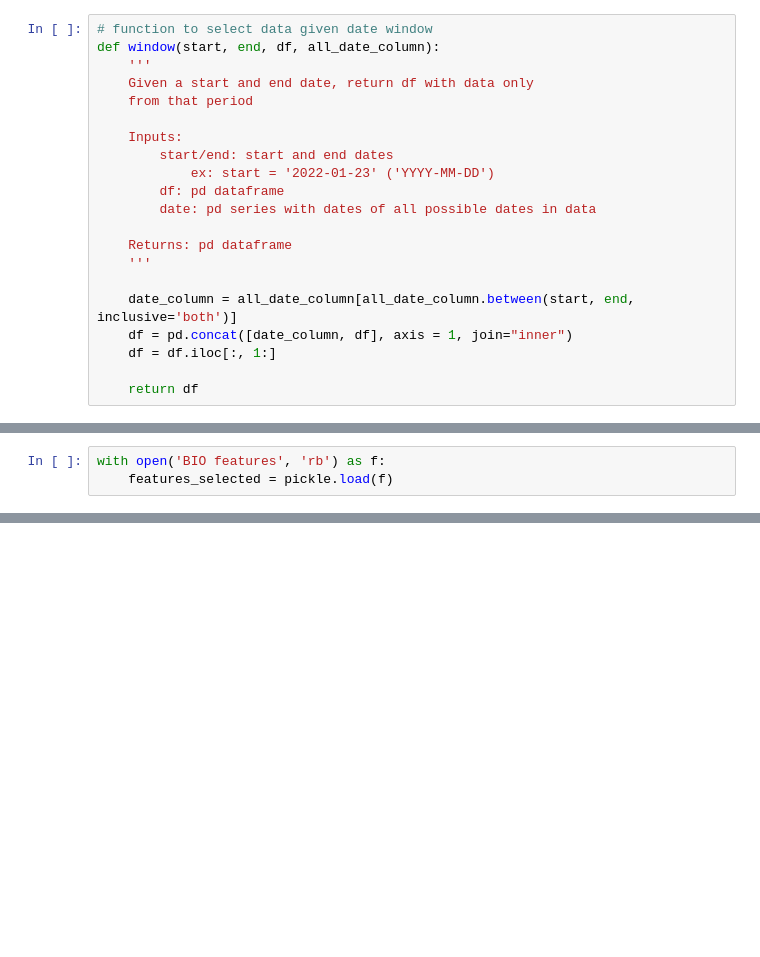
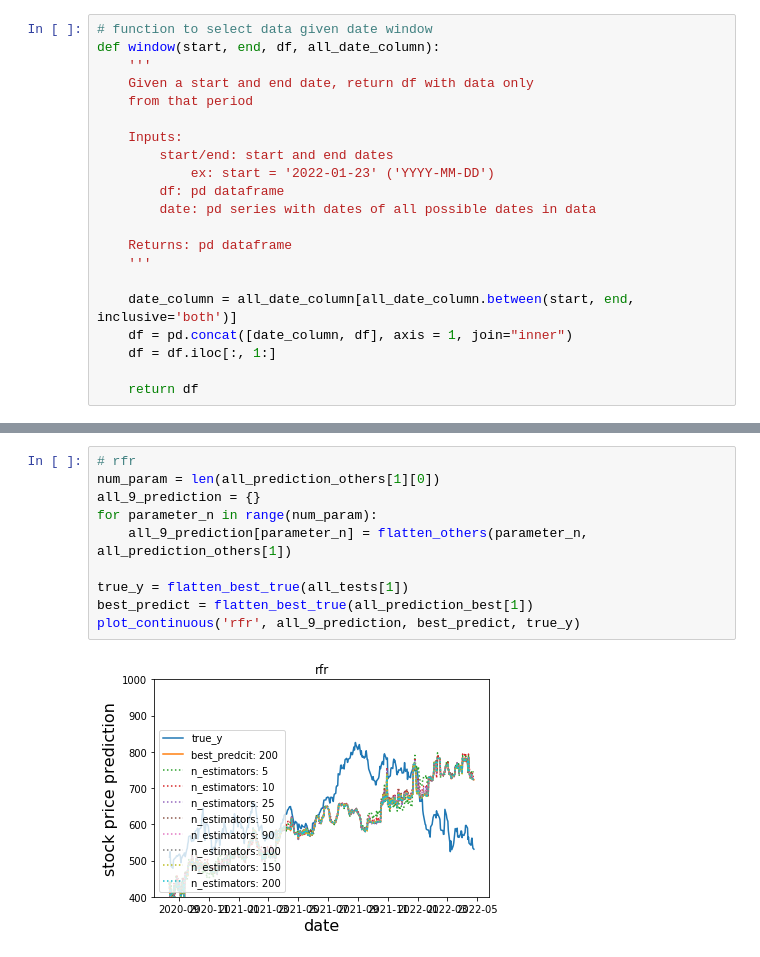
Before and after one commit to Crliu4/capp30254_fight_potatoes, a Jupyter notebook: phase3/phase3_Modeling_BIO.ipynb, the cells around one changed output, grey strips where cells are left out. Drawn from its saved outputs; the diff is of its cells as text; blank space fills up the shorter version.

```diff
--- a/phase3/phase3_Modeling_BIO.ipynb
+++ b/phase3/phase3_Modeling_BIO.ipynb
@@ -231,3 +57,0 @@ with open('BIO features', 'wb') as f:
-# %%
-with open('BIO features', 'rb') as f:
-    features_selected = pickle.load(f)
@@ -466,0 +453,12 @@ Shape of DataFrame:  (456, 8)
+# %%
+# rfr
+num_param = len(all_prediction_others[1][0])
+all_9_prediction = {}
+for parameter_n in range(num_param):
+    all_9_prediction[parameter_n] = flatten_others(parameter_n, all_prediction_others[1])
+
+true_y = flatten_best_true(all_tests[1])
+best_predict = flatten_best_true(all_prediction_best[1])
+plot_continuous('rfr', all_9_prediction, best_predict, true_y)
+# %% [output]
+[figure, added]
```
Also changed, not shown: parts of 40 cells of this notebook, 2 other files.
